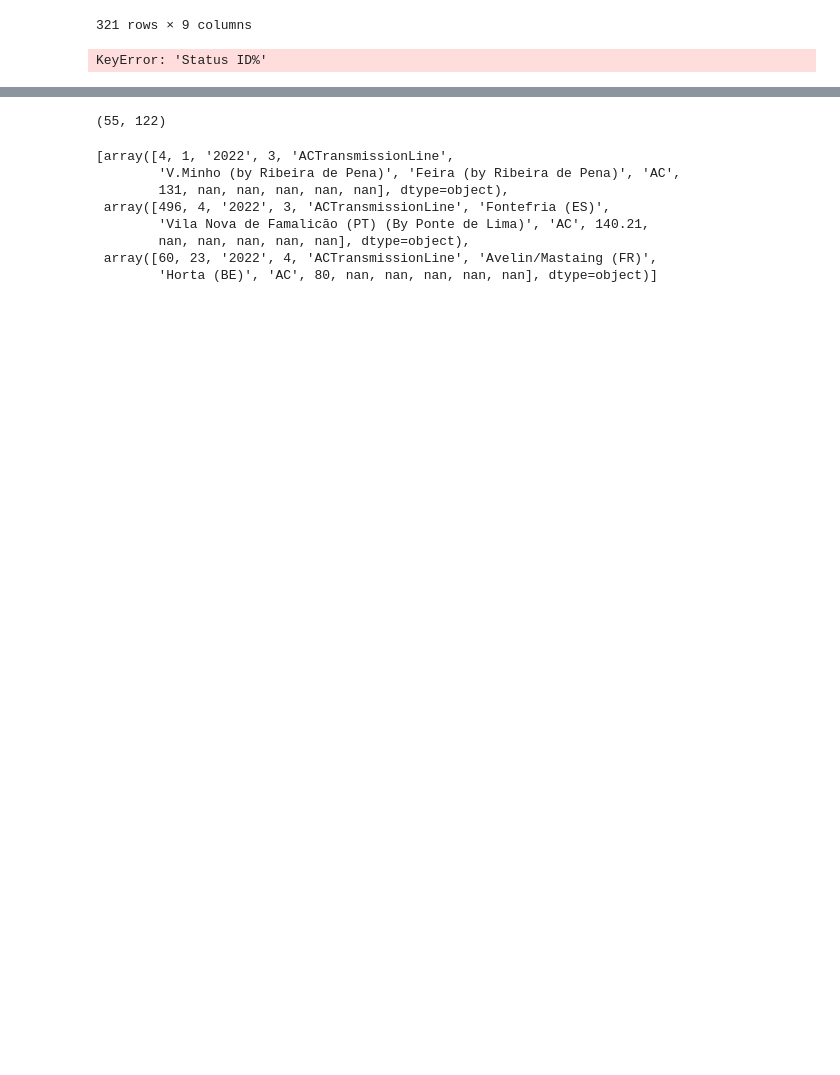
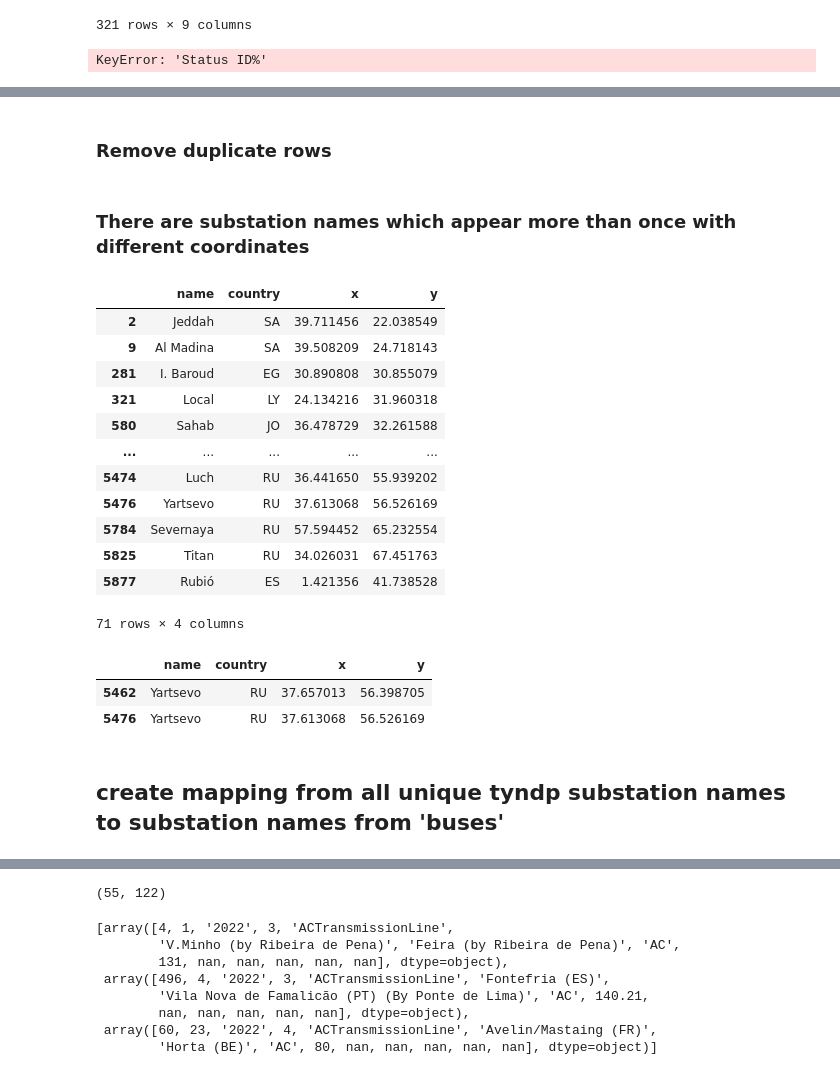
Before and after one commit to grecht/tyndp_to_pypsa, a Jupyter notebook: Experiments.ipynb, the cells around one changed output, grey strips where cells are left out. Saved outputs shown, nothing was run; the diff lists cells and outputs as text; code cells hidden in the pictures; blank space fills up the shorter version.

```diff
--- a/Experiments.ipynb
+++ b/Experiments.ipynb
@@ -52,0 +75,3 @@ KeyError: 'Status ID%'
+# %%
+buses = buses.loc[~buses['tags'].isna()]
+buses = buses.loc[buses.symbol == 'Substation']
@@ -52,0 +121,32 @@ KeyError: 'Status ID%'
+# %%
+curated_buses = pd.DataFrame.from_records(rows, columns=['name', 'country', 'x', 'y'])
+# %% [markdown]
+### Remove duplicate rows
+# %%
+curated_buses = curated_buses.loc[~curated_buses.duplicated()]
+# %% [markdown]
+### There are substation names which appear more than once with different coordinates
+# %%
+curated_buses.loc[curated_buses.name.duplicated()]
+# %% [output]
+|  | name | country | x | y |
+| 2 | Jeddah | SA | 39.711456 | 22.038549 |
+| 9 | Al Madina | SA | 39.508209 | 24.718143 |
+| 281 | I. Baroud | EG | 30.890808 | 30.855079 |
+| 321 | Local | LY | 24.134216 | 31.960318 |
+| 580 | Sahab | JO | 36.478729 | 32.261588 |
+| ... | ... | ... | ... | ... |
+| 5474 | Luch | RU | 36.441650 | 55.939202 |
+| 5476 | Yartsevo | RU | 37.613068 | 56.526169 |
+| 5784 | Severnaya | RU | 57.594452 | 65.232554 |
+| 5825 | Titan | RU | 34.026031 | 67.451763 |
+| 5877 | Rubió | ES | 1.421356 | 41.738528 |
+71 rows × 4 columns
+# %%
+curated_buses.loc[curated_buses['name'] == 'Yartsevo']
+# %% [output]
+|  | name | country | x | y |
+| 5462 | Yartsevo | RU | 37.657013 | 56.398705 |
+| 5476 | Yartsevo | RU | 37.613068 | 56.526169 |
+# %% [markdown]
+## create mapping from all unique tyndp substation names to substation names from 'buses'
```
Also changed, not shown: parts of 25 cells of this notebook.
